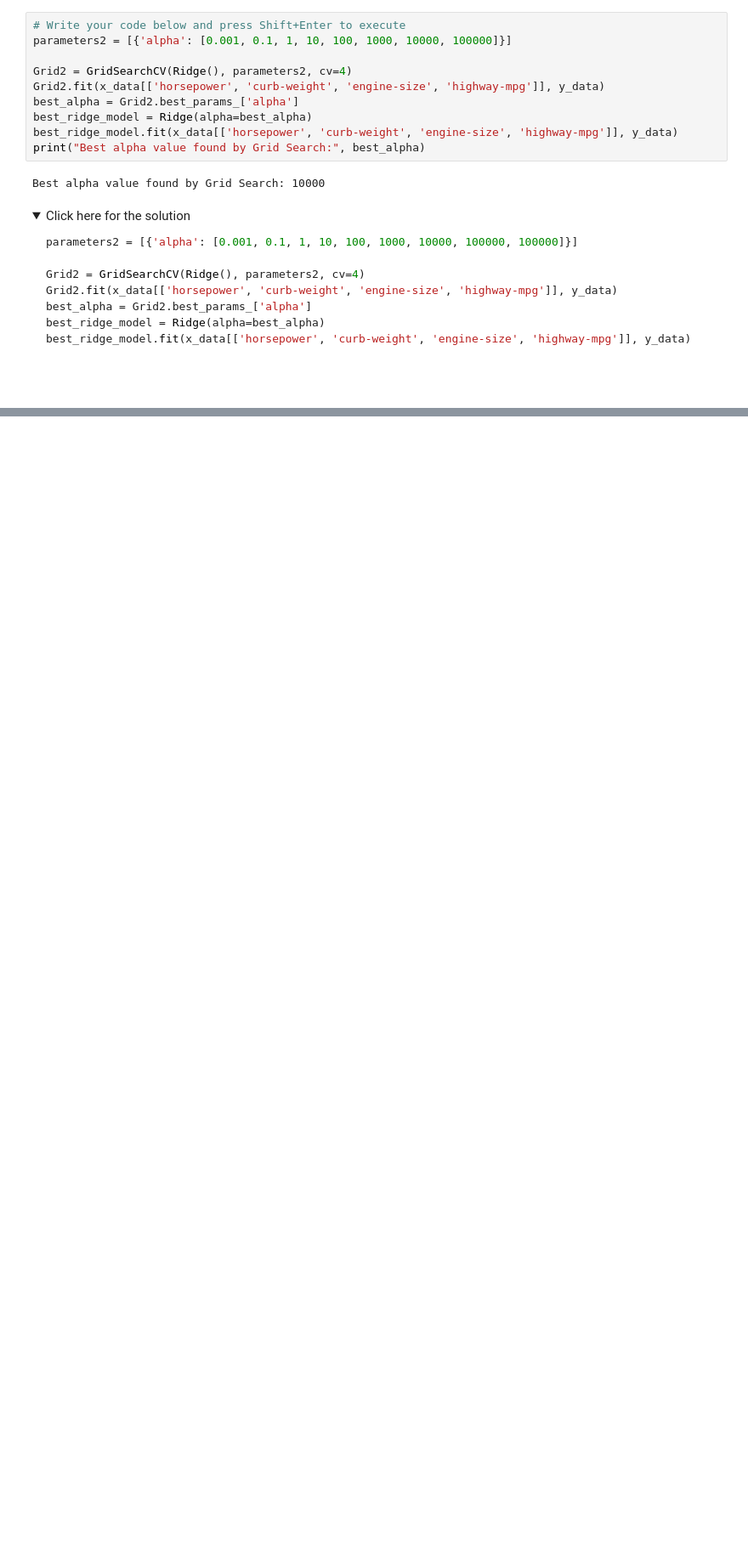
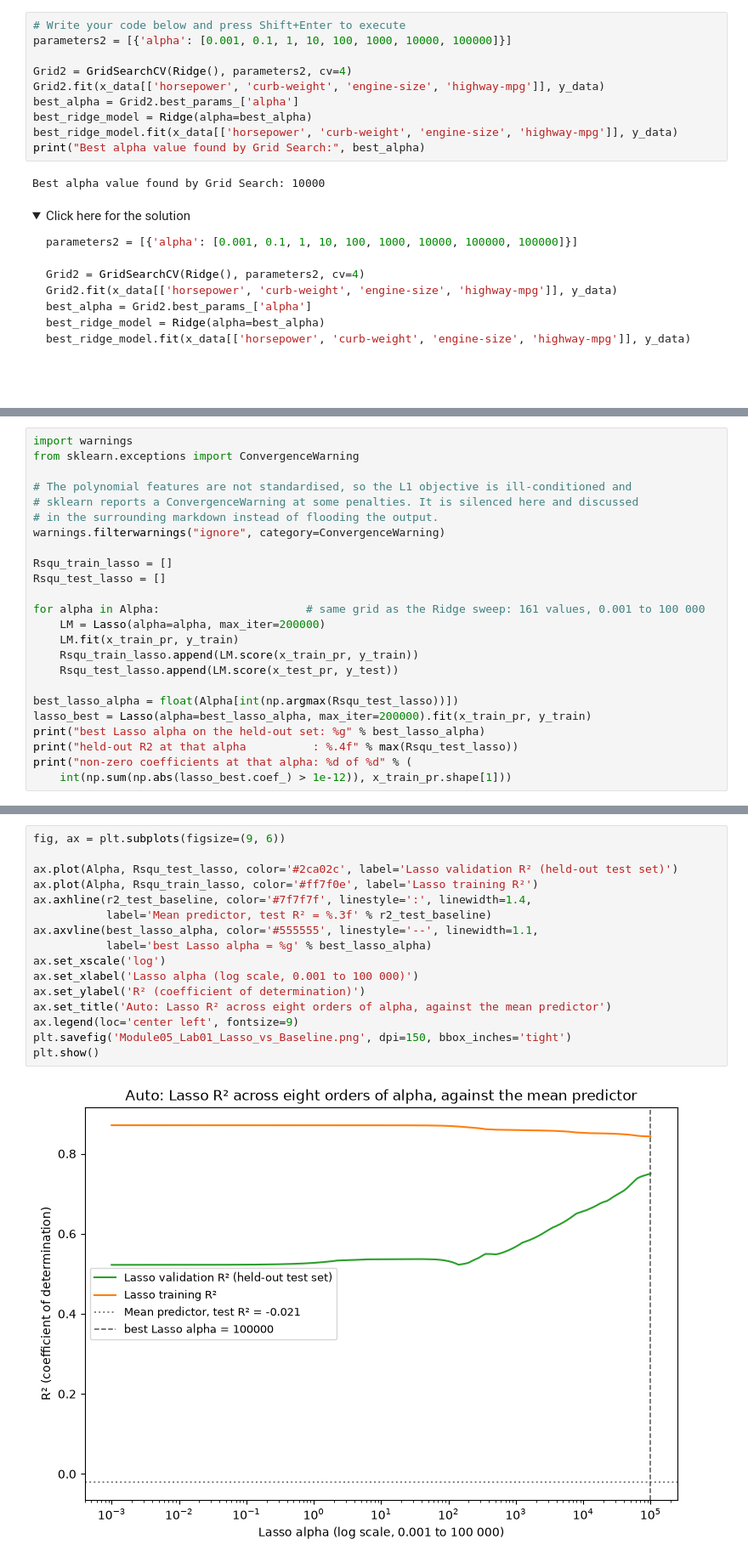
Before and after one commit to FongHioLam-mc654953/data-science-project, a Jupyter notebook: Module 05/Module05_Lab01_CrossValidation_Ridge_Auto.ipynb, the cells around one changed output, grey strips where cells are left out. Shown at 85% size. Cells and saved outputs as stored; diff of their text form; folded sections open; blank space fills up the shorter version.

```diff
--- a/Module 05/Module05_Lab01_CrossValidation_Ridge_Auto.ipynb
+++ b/Module 05/Module05_Lab01_CrossValidation_Ridge_Auto.ipynb
@@ -779,0 +819,24 @@ best_ridge_model.fit(x_data[['horsepower', 'curb-weight', 'engine-size', 'highwa
+# %%
+import warnings
+from sklearn.exceptions import ConvergenceWarning
+
+# The polynomial features are not standardised, so the L1 objective is ill-conditioned and
+# sklearn reports a ConvergenceWarning at some penalties. It is silenced here and discussed
+# in the surrounding markdown instead of flooding the output.
+warnings.filterwarnings("ignore", category=ConvergenceWarning)
+
+Rsqu_train_lasso = []
+Rsqu_test_lasso = []
+
+for alpha in Alpha:                      # same grid as the Ridge sweep: 161 values, 0.001 to 100 000
+    LM = Lasso(alpha=alpha, max_iter=200000)
+    LM.fit(x_train_pr, y_train)
+    Rsqu_train_lasso.append(LM.score(x_train_pr, y_train))
+    Rsqu_test_lasso.append(LM.score(x_test_pr, y_test))
+
+best_lasso_alpha = float(Alpha[int(np.argmax(Rsqu_test_lasso))])
+lasso_best = Lasso(alpha=best_lasso_alpha, max_iter=200000).fit(x_train_pr, y_train)
+print("best Lasso alpha on the held-out set: %g" % best_lasso_alpha)
+print("held-out R2 at that alpha          : %.4f" % max(Rsqu_test_lasso))
+print("non-zero coefficients at that alpha: %d of %d" % (
+    int(np.sum(np.abs(lasso_best.coef_) > 1e-12)), x_train_pr.shape[1]))
@@ -779,0 +847,18 @@ best_ridge_model.fit(x_data[['horsepower', 'curb-weight', 'engine-size', 'highwa
+# %%
+fig, ax = plt.subplots(figsize=(9, 6))
+
+ax.plot(Alpha, Rsqu_test_lasso, color='#2ca02c', label='Lasso validation R² (held-out test set)')
+ax.plot(Alpha, Rsqu_train_lasso, color='#ff7f0e', label='Lasso training R²')
+ax.axhline(r2_test_baseline, color='#7f7f7f', linestyle=':', linewidth=1.4,
+           label='Mean predictor, test R² = %.3f' % r2_test_baseline)
+ax.axvline(best_lasso_alpha, color='#555555', linestyle='--', linewidth=1.1,
+           label='best Lasso alpha = %g' % best_lasso_alpha)
+ax.set_xscale('log')
+ax.set_xlabel('Lasso alpha (log scale, 0.001 to 100 000)')
+ax.set_ylabel('R² (coefficient of determination)')
+ax.set_title('Auto: Lasso R² across eight orders of alpha, against the mean predictor')
+ax.legend(loc='center left', fontsize=9)
+plt.savefig('Module05_Lab01_Lasso_vs_Baseline.png', dpi=150, bbox_inches='tight')
+plt.show()
+# %% [output]
+[figure, added]
```
Also changed, not shown: parts of 7 cells of this notebook, 4 other files.
